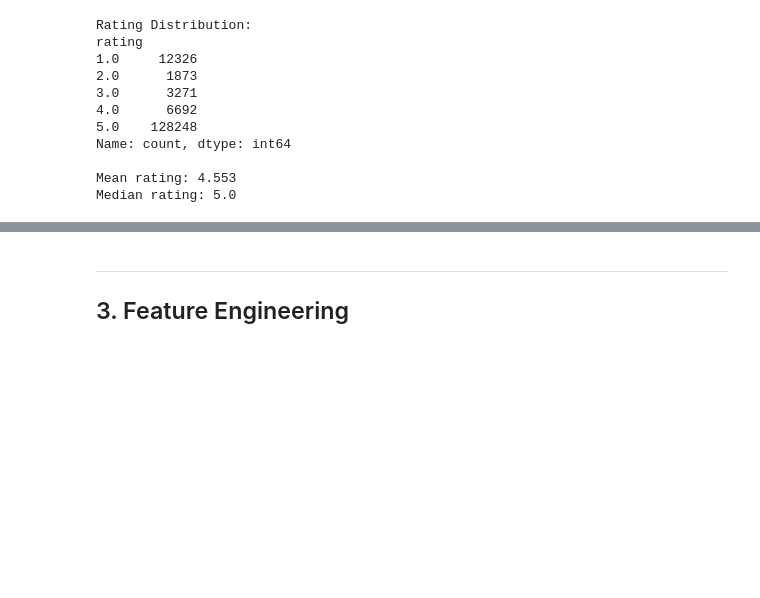
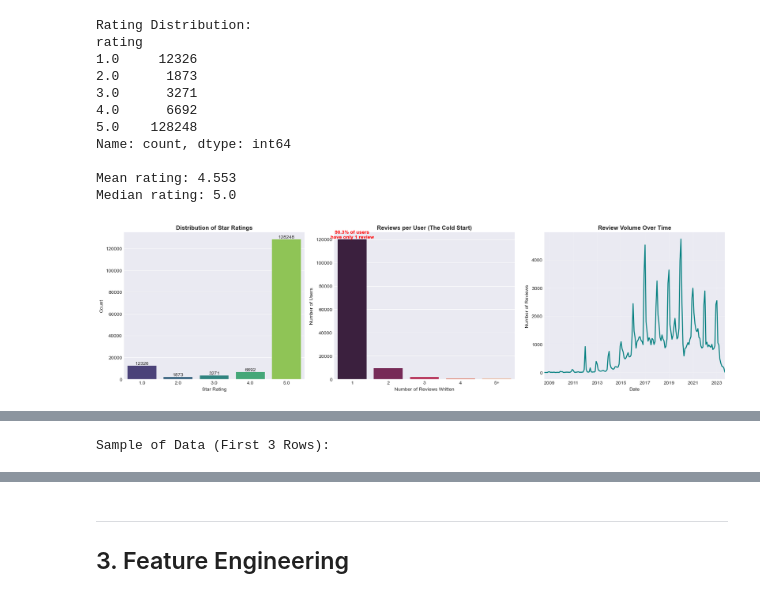
Before and after one commit to darkotoni/cse158-assignment2, a Jupyter notebook: COMPLETE_NOTEBOOK.ipynb, the cells around one changed output, grey strips where cells are left out. Drawn from its saved outputs; the diff is of its cells as text; code cells hidden in the pictures; blank space fills up the shorter version.

Commit message:
added code for data visualization

```diff
--- a/COMPLETE_NOTEBOOK.ipynb
+++ b/COMPLETE_NOTEBOOK.ipynb
@@ -245,3 +245,82 @@ Name: count, dtype: int64
 
 Mean rating: 4.553
 Median rating: 5.0
+# %%
+# %%
+# --- VISUALIZATION DASHBOARD ---
+import matplotlib.pyplot as plt
+import seaborn as sns
+
+# Set up the figure
+fig, axes = plt.subplots(1, 3, figsize=(18, 5))
+plt.subplots_adjust(wspace=0.3)
+
+# 1. RATING DISTRIBUTION (The Skew)
+sns.countplot(x='rating', data=df, ax=axes[0], palette='viridis')
+axes[0].set_title('Distribution of Star Ratings', fontsize=12, fontweight='bold')
+axes[0].set_xlabel('Star Rating')
+axes[0].set_ylabel('Count')
+for p in axes[0].patches:
+    axes[0].annotate(f'{int(p.get_height())}', (p.get_x() + p.get_width() / 2., p.get_height()),
+                     ha='center', va='bottom')
+
+# 2. USER ACTIVITY (The Cold Start Problem)
+user_counts = df['user_id'].value_counts()
+# Create bins for 1, 2, 3, 4, 5+ reviews
+bins = [1, 2, 3, 4, 5, 1000]
+labels = ['1', '2', '3', '4', '5+']
+user_binned = pd.cut(user_counts, bins=bins, labels=labels, right=False)
+user_dist = user_binned.value_counts().sort_index()
+
+sns.barplot(x=user_dist.index, y=user_dist.values, ax=axes[1], palette='rocket')
+axes[1].set_title('Reviews per User (The Cold Start)', fontsize=12, fontweight='bold')
+axes[1].set_xlabel('Number of Reviews Written')
+axes[1].set_ylabel('Number of Users')
+# Add percentage label to the "1 review" bar
+one_review_pct = (user_counts == 1).sum() / len(user_counts) * 100
+axes[1].text(0, user_dist[0], f'{one_review_pct:.1f}% of users\nhave only 1 review',
+             ha='center', va='bottom', fontweight='bold', color='red')
+
+# 3. TEMPORAL TRENDS (Seasonality)
+# Resample to monthly counts
+monthly_counts = df.set_index('date').resample('M').size()
+monthly_counts.plot(ax=axes[2], color='teal', linewidth=2)
+axes[2].set_title('Review Volume Over Time', fontsize=12, fontweight='bold')
+axes[2].set_xlabel('Date')
+axes[2].set_ylabel('Number of Reviews')
+axes[2].grid(True, alpha=0.3)
+
+plt.tight_layout()
+plt.show()
+
+# --- DATA TABLES FOR REPORT ---
+print("\n" + "="*40)
+print("DATASET SUMMARY STATISTICS")
+print("="*40)
+
+# Create a clean summary table
+summary_stats = pd.DataFrame({
+    'Metric': [
+        'Total Reviews',
+        'Unique Users',
+        'Unique Items',
+        'Avg Rating',
+        'Sparsity (Reviews/User)',
+        '% Cold Start Users (1 review)'
+    ],
+    'Value': [
+        f"{len(df):,}",
+        f"{df['user_id'].nunique():,}",
+        f"{df['asin'].nunique():,}",
+        f"{df['rating'].mean():.2f}",
+        f"{len(df)/df['user_id'].nunique():.2f}",
+        f"{one_review_pct:.1f}%"
+    ]
+})
+
+display(summary_stats)
+
+print("\nSample of Data (First 3 Rows):")
+display(df[['user_id', 'asin', 'rating', 'text', 'date']].head(3))
+# %% [output]
+[figure, added]
@@ -247,0 +337 @@ Median rating: 5.0
+Sample of Data (First 3 Rows):
```
Also changed, not shown: parts of 1 cell of this notebook.
